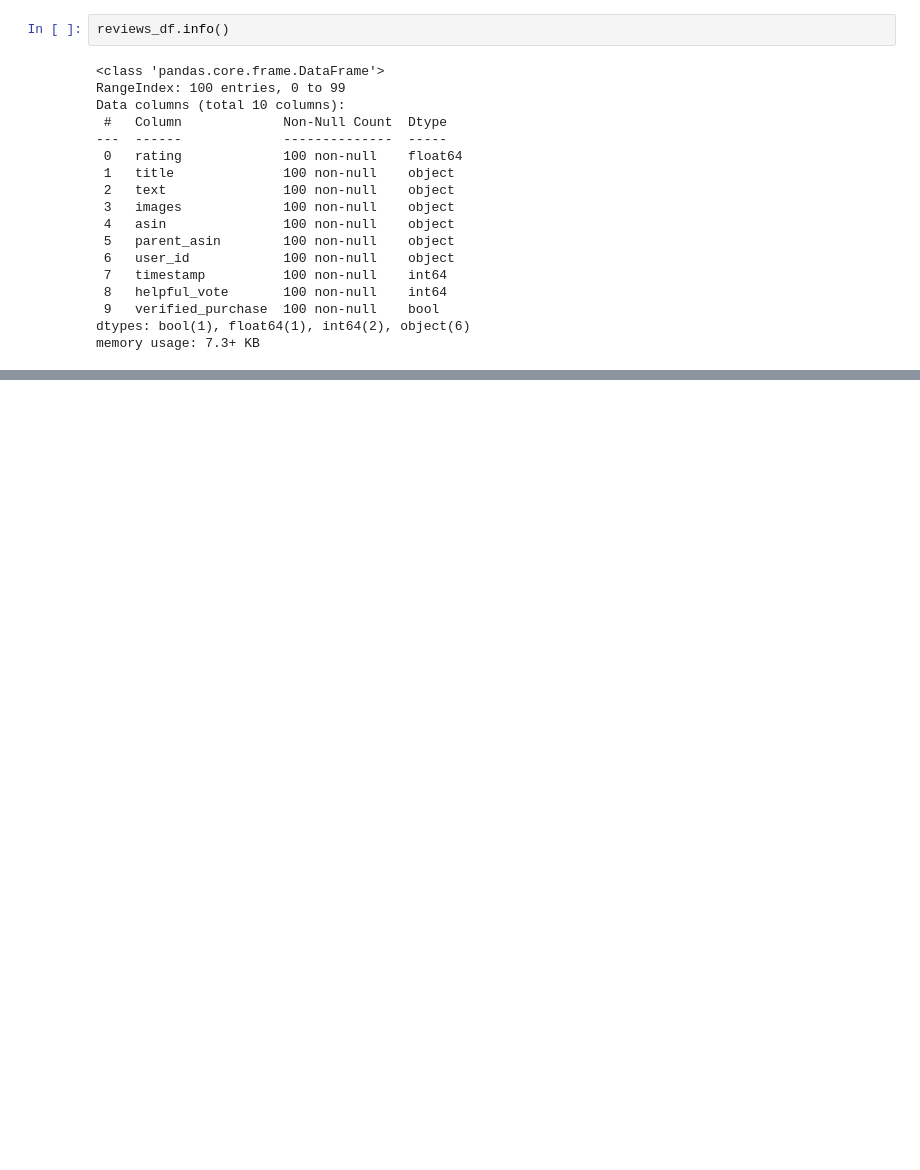
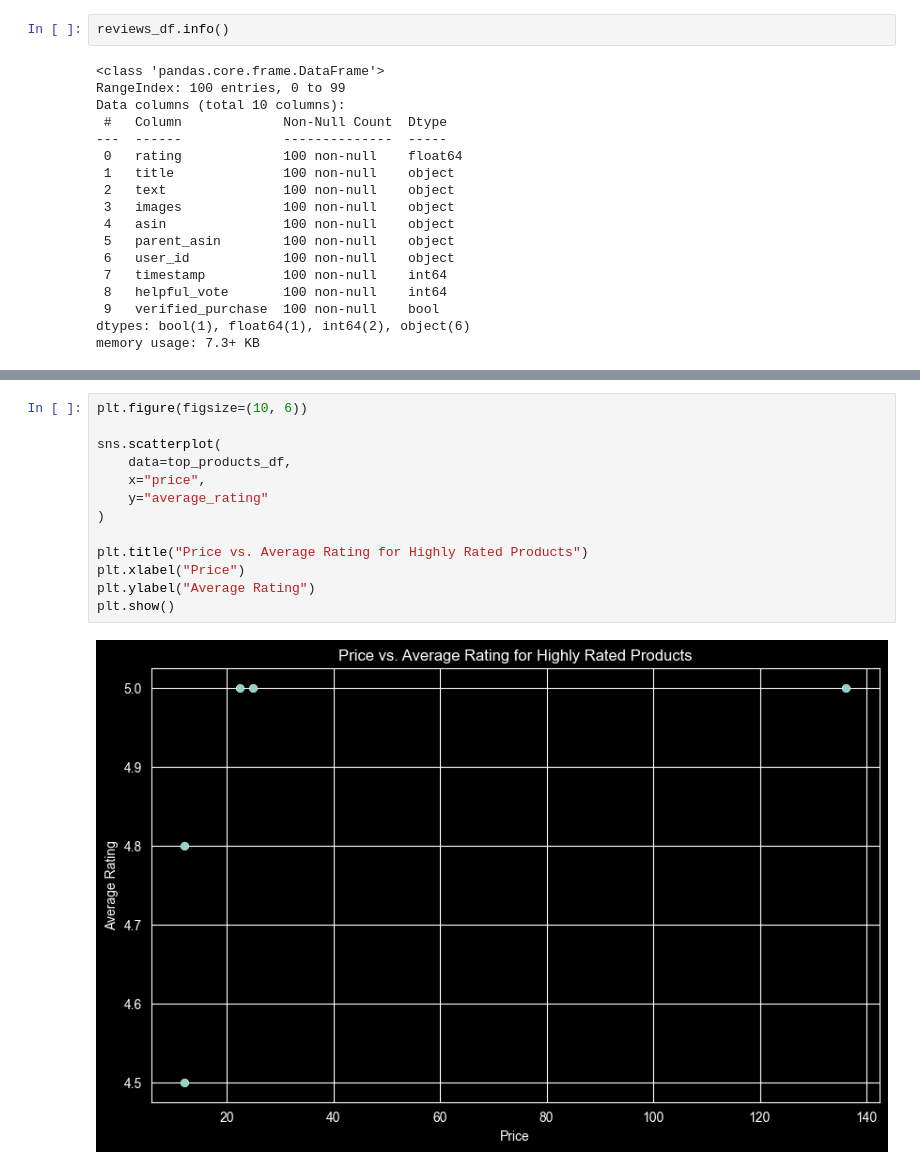
Before and after one commit to hewiyoatl/project1, a Jupyter notebook: project1.ipynb, the cells around one changed output, grey strips where cells are left out. Saved outputs shown, nothing was run; the diff lists cells and outputs as text; blank space fills up the shorter version.

```diff
--- a/project1.ipynb
+++ b/project1.ipynb
@@ -241,0 +441,15 @@ print(get_product_info(test_asin, metadata_df))
+# %%
+plt.figure(figsize=(10, 6))
+
+sns.scatterplot(
+    data=top_products_df,
+    x="price",
+    y="average_rating"
+)
+
+plt.title("Price vs. Average Rating for Highly Rated Products")
+plt.xlabel("Price")
+plt.ylabel("Average Rating")
+plt.show()
+# %% [output]
+[figure, added]
```
Also changed, not shown: parts of 28 cells of this notebook, 3 other files.
